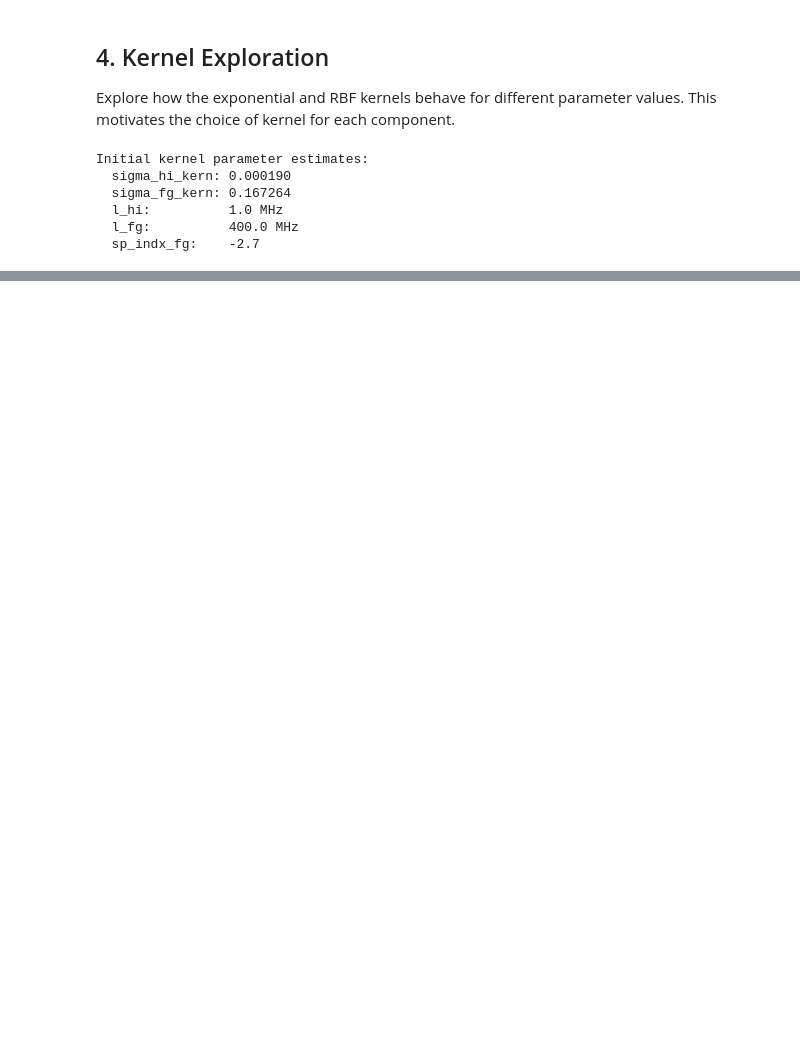
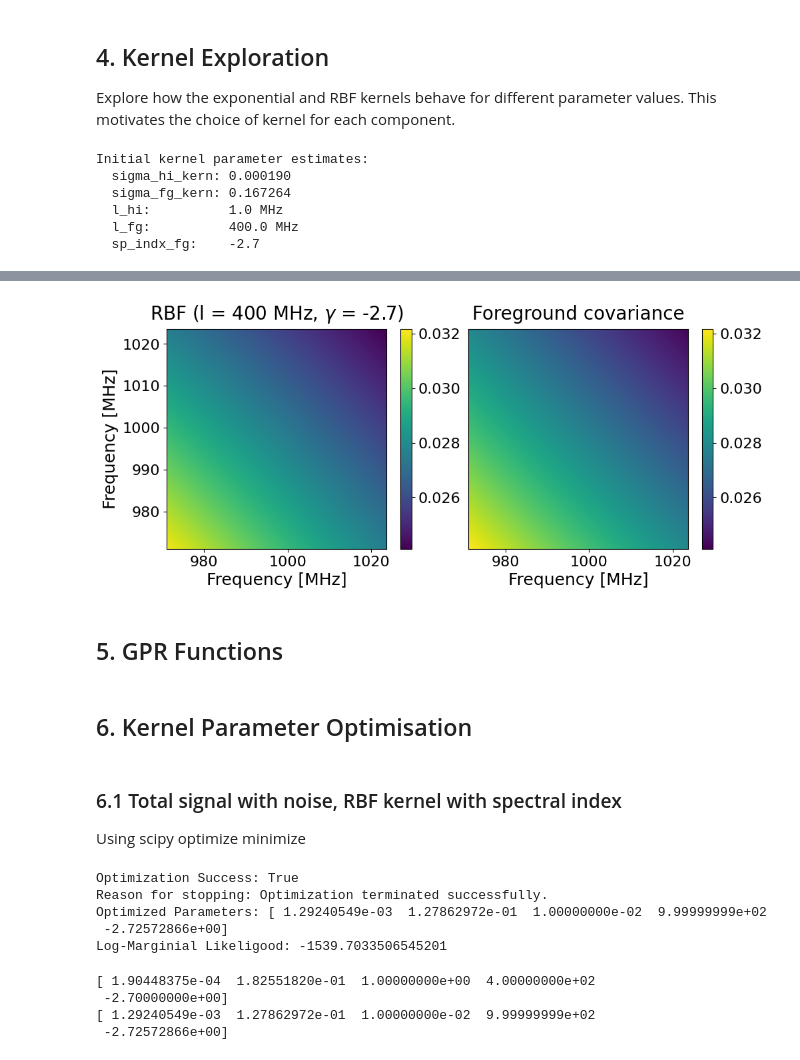
Before and after one commit to grxcetait/senior_honours_project, a Jupyter notebook: notebooks/week5/gpr_foreground_removal.ipynb, the cells around one changed output, grey strips where cells are left out. Cells and saved outputs as stored; diff of their text form; code cells hidden in the pictures; blank space fills up the shorter version.

```diff
--- a/notebooks/week5/gpr_foreground_removal.ipynb
+++ b/notebooks/week5/gpr_foreground_removal.ipynb
@@ -1299,0 +282,29 @@ print(f"  Error bars: 16th–84th percentile across {n_samples} MCMC posterior s
+# %%
+sigma_fg_kern = np.sqrt(np.diagonal(cov_fg).mean())* 1.07
+l_fg = 400
+sp_indx_fg = -2.7
+rbf_kern_fg = rbf_kernel(mock.nu/1e6,mock.nu/1e6,sigma_fg_kern,l_fg,sp_indx_fg)
+vmin = np.min([rbf_kern_fg.min(), cov_fg.min()])
+vmax = np.max([rbf_kern_fg.max(), cov_fg.max()])
+fig,axes = plt.subplots(1,2,figsize=(10,5), layout = "constrained")
+im = axes[0].imshow(rbf_kern_fg,origin='lower',extent=[mock.nu[0]/1e6,mock.nu[-1]/1e6,mock.nu[0]/1e6,mock.nu[-1]/1e6],vmin=vmin,vmax=vmax)
+cb1 = fig.colorbar(im, location='right', fraction = 0.05)
+cb1.ax.tick_params(labelsize=fs-2)
+axes[0].set_xlabel('Frequency [MHz]', fontsize=fs)
+axes[0].set_ylabel('Frequency [MHz]', fontsize=fs)
+axes[0].set_title(f'RBF (l = {l_fg} MHz, $\gamma$ = {sp_indx_fg})', fontsize=fs+2, pad = 10)
+axes[0].tick_params(labelsize=fs-2)
+
+im = axes[1].imshow(cov_fg,origin='lower',extent=[mock.nu[0]/1e6,mock.nu[-1]/1e6,mock.nu[0]/1e6,mock.nu[-1]/1e6],vmin=vmin,vmax=vmax)
+cb2 = fig.colorbar(im, location='right', fraction = 0.05)
+cb2.ax.tick_params(labelsize=fs-2)
+axes[1].set_xlabel('Frequency [MHz]', fontsize=fs)
+#axes[1].set_ylabel('Frequency [MHz]', fontsize=fs)
+axes[1].set_title('Foreground covariance', fontsize=fs+2, pad = 10)
+axes[1].tick_params(labelsize=fs-2)
+axes[1].set_yticklabels([])
+axes[1].set_yticks([])
+
+save_project_plot(plt.gcf(), week_number = 6, filename = "rbf_kernel_w_sp_indx_vs_foreground_covariance.pdf")
+plt.show()
+# %% [output]
@@ -1299,0 +312,3 @@ print(f"  Error bars: 16th–84th percentile across {n_samples} MCMC posterior s
+[figure, added]
+# %% [markdown]
+## 5. GPR Functions
@@ -1299,0 +469,5 @@ print(f"  Error bars: 16th–84th percentile across {n_samples} MCMC posterior s
+# %% [markdown]
+## 6. Kernel Parameter Optimisation
+# %% [markdown]
+### 6.1 Total signal with noise, RBF kernel with spectral index
+Using scipy optimize minimize
@@ -1299,0 +492,21 @@ print(f"  Error bars: 16th–84th percentile across {n_samples} MCMC posterior s
+# %%
+print(f"Optimization Success: {best_fit.success}")
+print(f"Reason for stopping: {best_fit.message}")
+print(f"Optimized Parameters: {best_fit.x}")
+print(f"Log-Marginial Likeligood: {best_fit.fun}")
+lml_1 = best_fit.fun
+fitted_pars = best_fit.x
+# %% [output]
+Optimization Success: True
+Reason for stopping: Optimization terminated successfully.
+Optimized Parameters: [ 1.29240549e-03  1.27862972e-01  1.00000000e-02  9.99999999e+02
+ -2.72572866e+00]
+Log-Marginial Likeligood: -1539.7033506545201
+# %%
+print(x0)
+print(fitted_pars)
+# %% [output]
+[ 1.90448375e-04  1.82551820e-01  1.00000000e+00  4.00000000e+02
+ -2.70000000e+00]
+[ 1.29240549e-03  1.27862972e-01  1.00000000e-02  9.99999999e+02
+ -2.72572866e+00]
```
Also changed, not shown: parts of 84 cells of this notebook, 46 other files.
